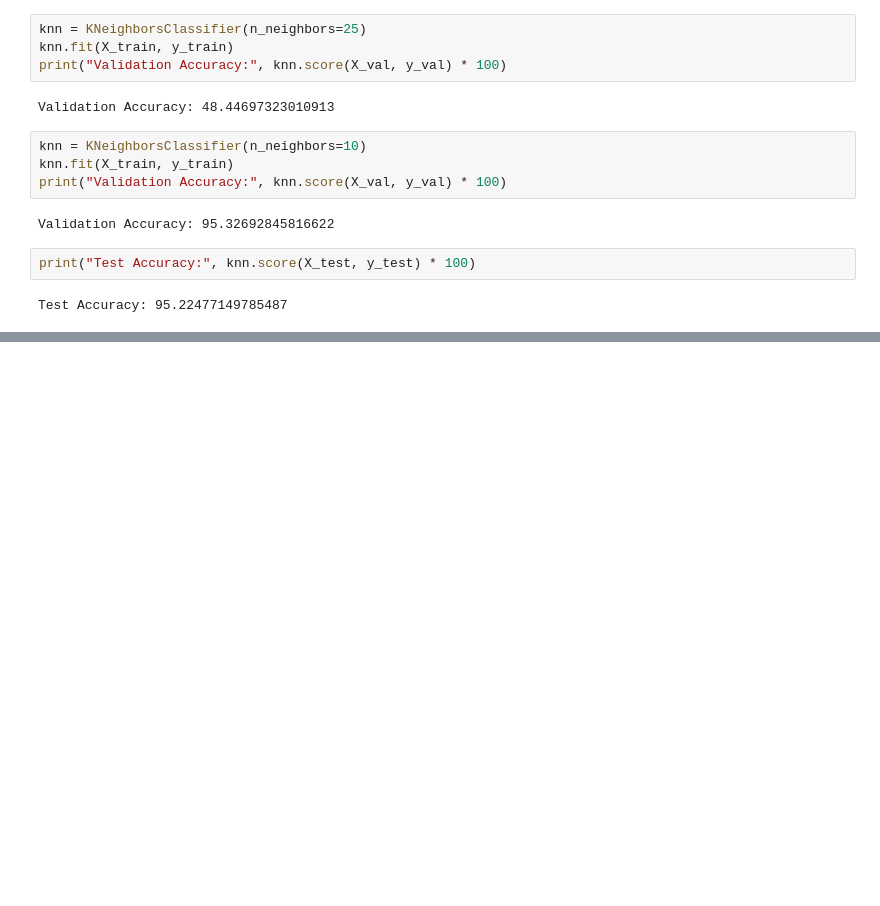
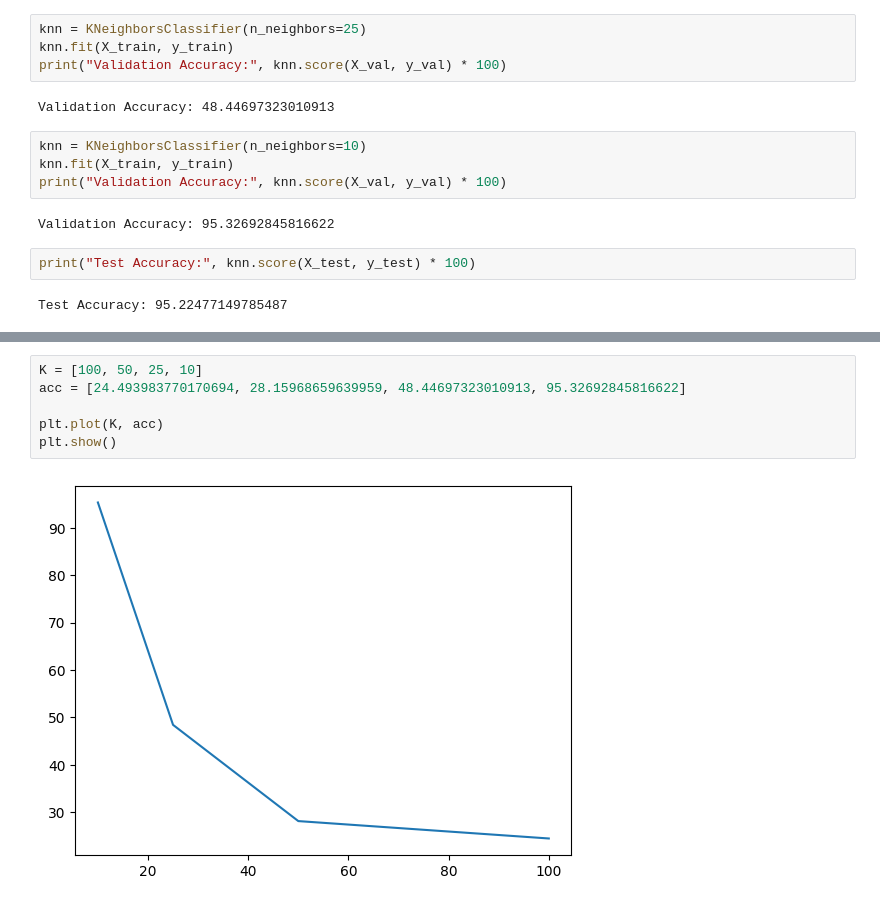
Before and after one commit to SamiaShashmi/gesture-recognition, a Jupyter notebook: knn.ipynb, the cells around one changed output, grey strips where cells are left out. Cells and saved outputs as stored; diff of their text form; blank space fills up the shorter version.

```diff
--- a/knn.ipynb
+++ b/knn.ipynb
@@ -71,0 +91,8 @@ Test Accuracy: 95.22477149785487
+# %%
+K = [100, 50, 25, 10]
+acc = [24.493983770170694, 28.15968659639959, 48.44697323010913, 95.32692845816622]
+
+plt.plot(K, acc)
+plt.show()
+# %% [output]
+[figure, added]
```
Also changed, not shown: parts of 3 cells of this notebook, 6 other files.
